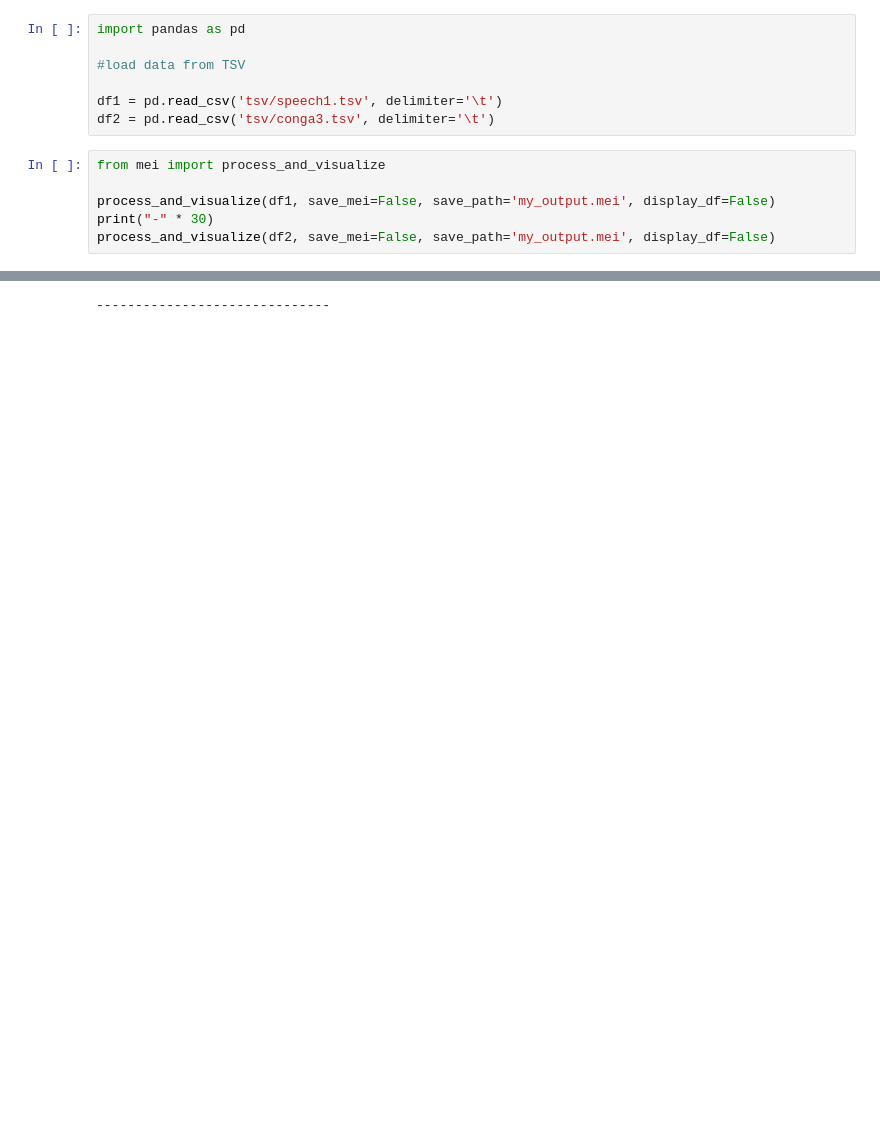
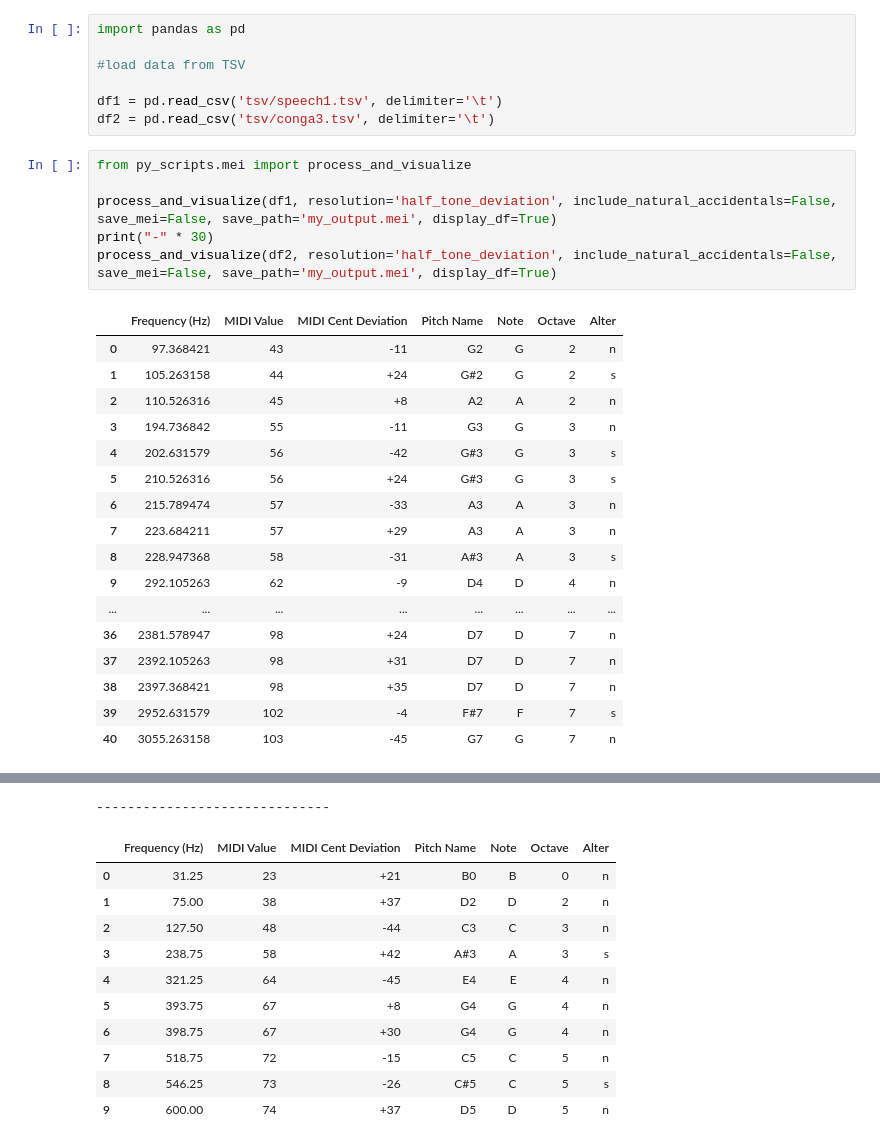
Before and after one commit to egorpol/audiospylt, a Jupyter notebook: symbolic_mei.ipynb, the cells around one changed output, grey strips where cells are left out. Drawn from its saved outputs; the diff is of its cells as text; blank space fills up the shorter version.

```diff
--- a/symbolic_mei.ipynb
+++ b/symbolic_mei.ipynb
@@ -6,12 +6,40 @@ import pandas as pd
 df1 = pd.read_csv('tsv/speech1.tsv', delimiter='\t')
 df2 = pd.read_csv('tsv/conga3.tsv', delimiter='\t')
 # %%
-from mei import process_and_visualize
+from py_scripts.mei import process_and_visualize
 
-process_and_visualize(df1, save_mei=False, save_path='my_output.mei', display_df=False)
+process_and_visualize(df1, resolution='half_tone_deviation', include_natural_accidentals=False, save_mei=False, save_path='my_output.mei', display_df=True)
 print("-" * 30)
-process_and_visualize(df2, save_mei=False, save_path='my_output.mei', display_df=False)
+process_and_visualize(df2, resolution='half_tone_deviation', include_natural_accidentals=False, save_mei=False, save_path='my_output.mei', display_df=True)
 # %% [output]
+|  | Frequency (Hz) | MIDI Value | MIDI Cent Deviation | Pitch Name | Note | Octave | Alter |
+| 0 | 97.368421 | 43 | -11 | G2 | G | 2 | n |
+| 1 | 105.263158 | 44 | +24 | G#2 | G | 2 | s |
+| 2 | 110.526316 | 45 | +8 | A2 | A | 2 | n |
+| 3 | 194.736842 | 55 | -11 | G3 | G | 3 | n |
+| 4 | 202.631579 | 56 | -42 | G#3 | G | 3 | s |
+| 5 | 210.526316 | 56 | +24 | G#3 | G | 3 | s |
+| 6 | 215.789474 | 57 | -33 | A3 | A | 3 | n |
+| 7 | 223.684211 | 57 | +29 | A3 | A | 3 | n |
+| 8 | 228.947368 | 58 | -31 | A#3 | A | 3 | s |
+| 9 | 292.105263 | 62 | -9 | D4 | D | 4 | n |
+| ... | ... | ... | ... | ... | ... | ... | ... |
+| 36 | 2381.578947 | 98 | +24 | D7 | D | 7 | n |
+| 37 | 2392.105263 | 98 | +31 | D7 | D | 7 | n |
+| 38 | 2397.368421 | 98 | +35 | D7 | D | 7 | n |
+| 39 | 2952.631579 | 102 | -4 | F#7 | F | 7 | s |
+| 40 | 3055.263158 | 103 | -45 | G7 | G | 7 | n |
 [interactive output not drawn]
 ------------------------------
+|  | Frequency (Hz) | MIDI Value | MIDI Cent Deviation | Pitch Name | Note | Octave | Alter |
+| 0 | 31.25 | 23 | +21 | B0 | B | 0 | n |
+| 1 | 75.00 | 38 | +37 | D2 | D | 2 | n |
+| 2 | 127.50 | 48 | -44 | C3 | C | 3 | n |
+| 3 | 238.75 | 58 | +42 | A#3 | A | 3 | s |
+| 4 | 321.25 | 64 | -45 | E4 | E | 4 | n |
+| 5 | 393.75 | 67 | +8 | G4 | G | 4 | n |
+| 6 | 398.75 | 67 | +30 | G4 | G | 4 | n |
+| 7 | 518.75 | 72 | -15 | C5 | C | 5 | n |
+| 8 | 546.25 | 73 | -26 | C#5 | C | 5 | s |
+| 9 | 600.00 | 74 | +37 | D5 | D | 5 | n |
 [interactive output not drawn]
```
Also changed, not shown: 54 other files.
